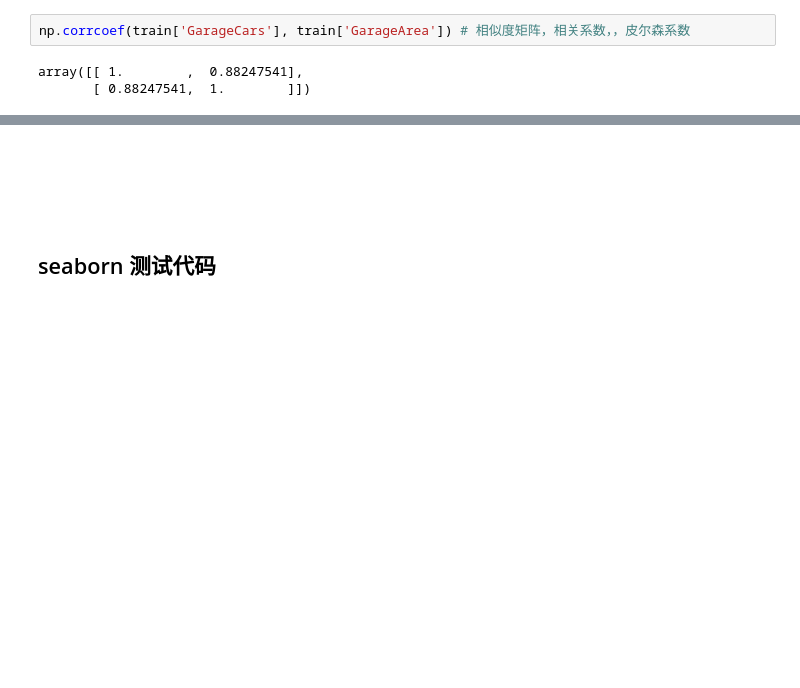
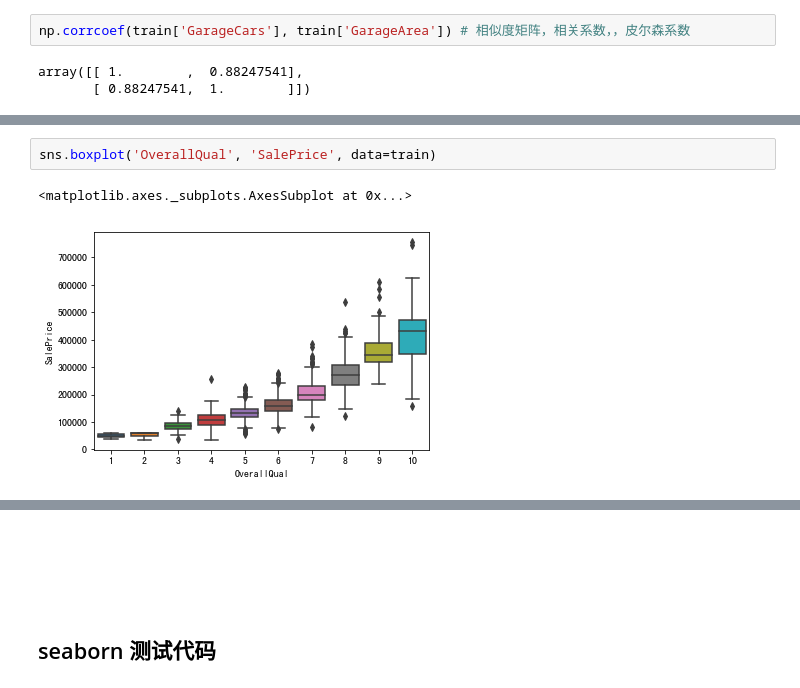
Before and after one commit to appke/DeepLearning-TensorFlow, a Jupyter notebook: ex01-项目实战/kk03-相关性分析.ipynb, the cells around one changed output, grey strips where cells are left out. Cells and saved outputs as stored; diff of their text form; blank space fills up the shorter version.

```diff
--- a/ex01-项目实战/kk03-相关性分析.ipynb
+++ b/ex01-项目实战/kk03-相关性分析.ipynb
@@ -85,0 +96,5 @@ array([[ 1.        ,  0.88247541],
+# %%
+sns.boxplot('OverallQual', 'SalePrice', data=train)
+# %% [output]
+<matplotlib.axes._subplots.AxesSubplot at 0x...>
+[figure, added]
```
Also changed, not shown: parts of 6 cells of this notebook, 1 other file.
